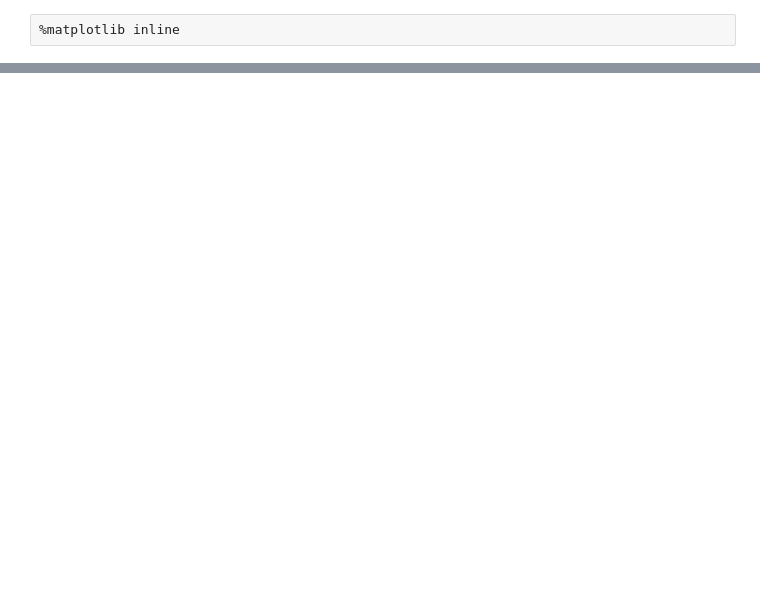
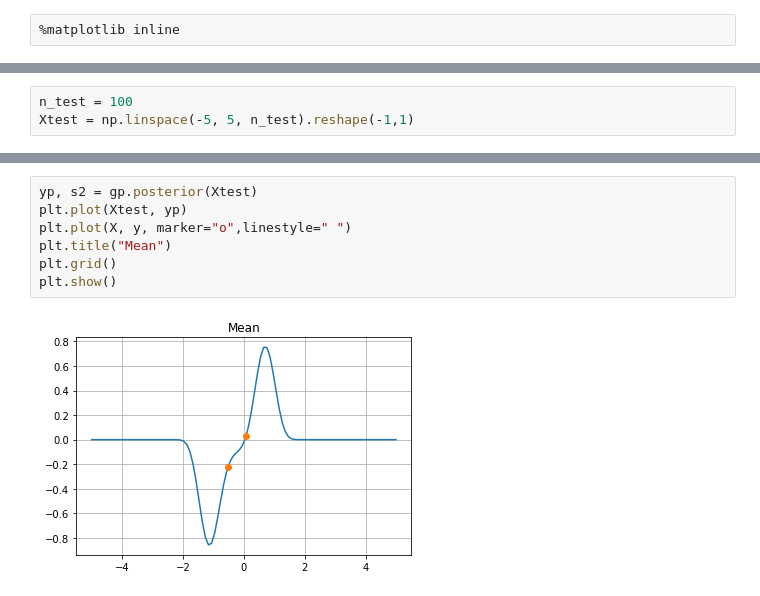
Before and after one commit to LecJackS/CPSC-540-Nando-de-Freitas, a Jupyter notebook: Hw3 - Bayesian optimization with Gaussian processes.ipynb, the cells around one changed output, grey strips where cells are left out. Saved outputs shown, nothing was run; the diff lists cells and outputs as text; blank space fills up the shorter version.

```diff
--- a/Hw3 - Bayesian optimization with Gaussian processes.ipynb
+++ b/Hw3 - Bayesian optimization with Gaussian processes.ipynb
@@ -84,0 +199,3 @@ xx.shape, y.shape, yp.shape, s2.shape
+# %%
+n_test = 100
+Xtest = np.linspace(-5, 5, n_test).reshape(-1,1)
@@ -84,0 +210,9 @@ xx.shape, y.shape, yp.shape, s2.shape
+# %%
+yp, s2 = gp.posterior(Xtest)
+plt.plot(Xtest, yp)
+plt.plot(X, y, marker="o",linestyle=" ")
+plt.title("Mean")
+plt.grid()
+plt.show()
+# %% [output]
+[figure, added]
```
Also changed, not shown: parts of 26 cells of this notebook, 4 other files.
